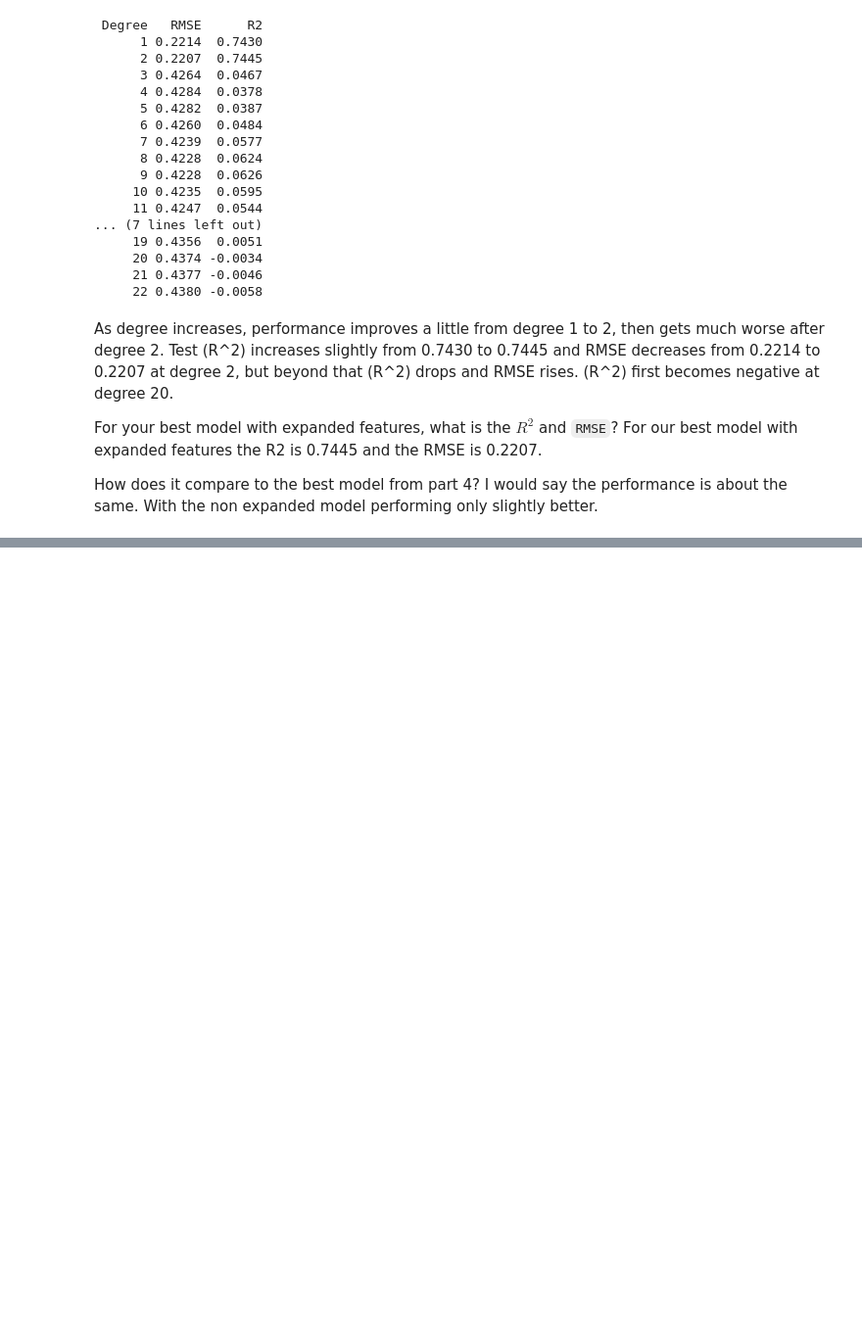
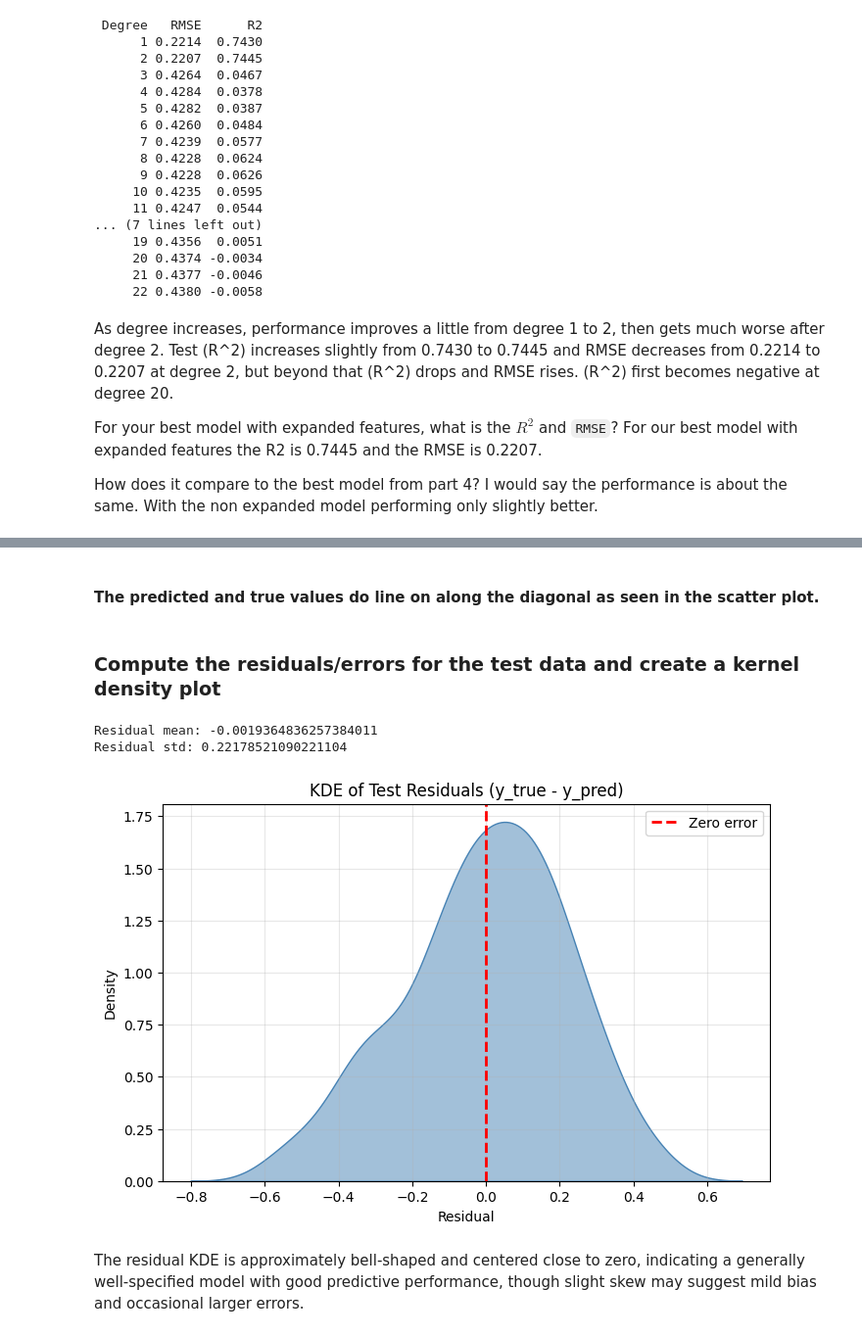
Before and after one commit to JedDataScience/week_8, a Jupyter notebook: Q2_linear_regression.ipynb, the cells around one changed output, grey strips where cells are left out. Shown at 98% size. Cells and saved outputs as stored; diff of their text form; code cells hidden in the pictures; blank space fills up the shorter version.

```diff
--- a/Q2_linear_regression.ipynb
+++ b/Q2_linear_regression.ipynb
@@ -324,0 +383,28 @@ How does it compare to the best model from part 4? I would say the performance i
+# %% [markdown]
+#### The predicted and true values do line on along the diagonal as seen in the scatter plot.
+# %% [markdown]
+### Compute the residuals/errors for the test data and create a kernel density plot
+# %%
+# Residuals on test set
+residuals = y_test - y_pred
+
+# Quick numeric check
+print("Residual mean:", residuals.mean())
+print("Residual std:", residuals.std())
+
+# Kernel density plot of residuals
+plt.figure(figsize=(8, 5))
+sns.kdeplot(residuals, fill=True, alpha=0.5, color="steelblue")
+plt.axvline(0, color="red", linestyle="--", linewidth=2, label="Zero error")
+plt.title("KDE of Test Residuals (y_true - y_pred)")
+plt.xlabel("Residual")
+plt.ylabel("Density")
+plt.legend()
+plt.grid(alpha=0.3)
+plt.show()
+# %% [output]
+Residual mean: -0.0019364836257384011
+Residual std: 0.22178521090221104
+[figure, added]
+# %% [markdown]
+The residual KDE is approximately bell-shaped and centered close to zero, indicating a generally well-specified model with good predictive performance, though slight skew may suggest mild bias and occasional larger errors.
```
Also changed, not shown: parts of 6 cells of this notebook, 1 other file.
